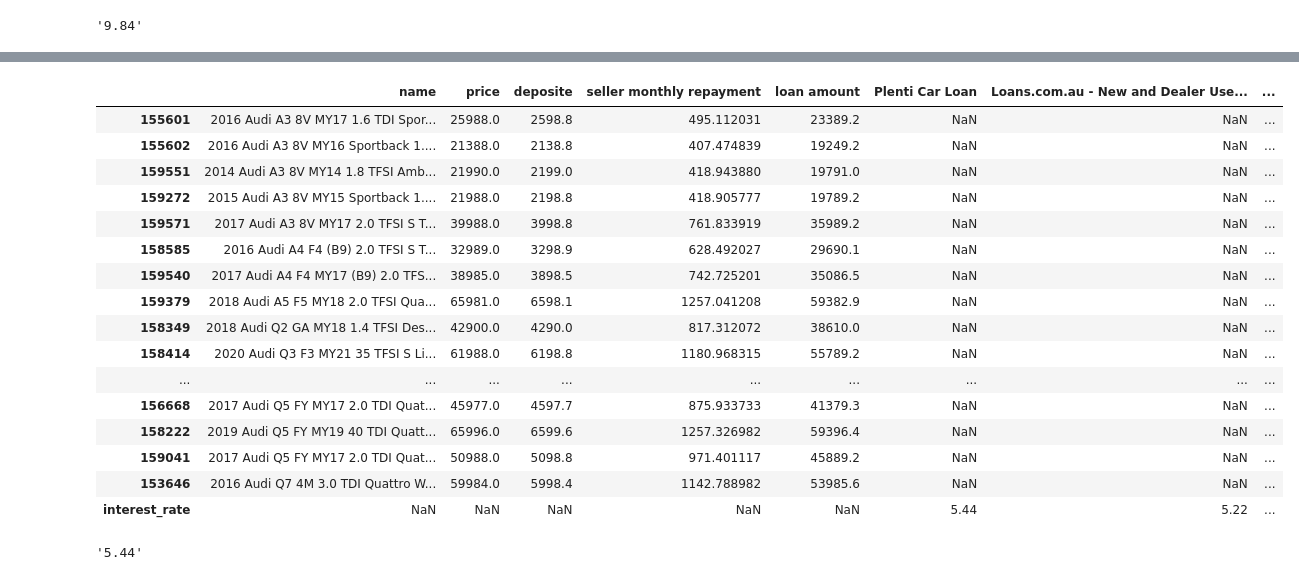
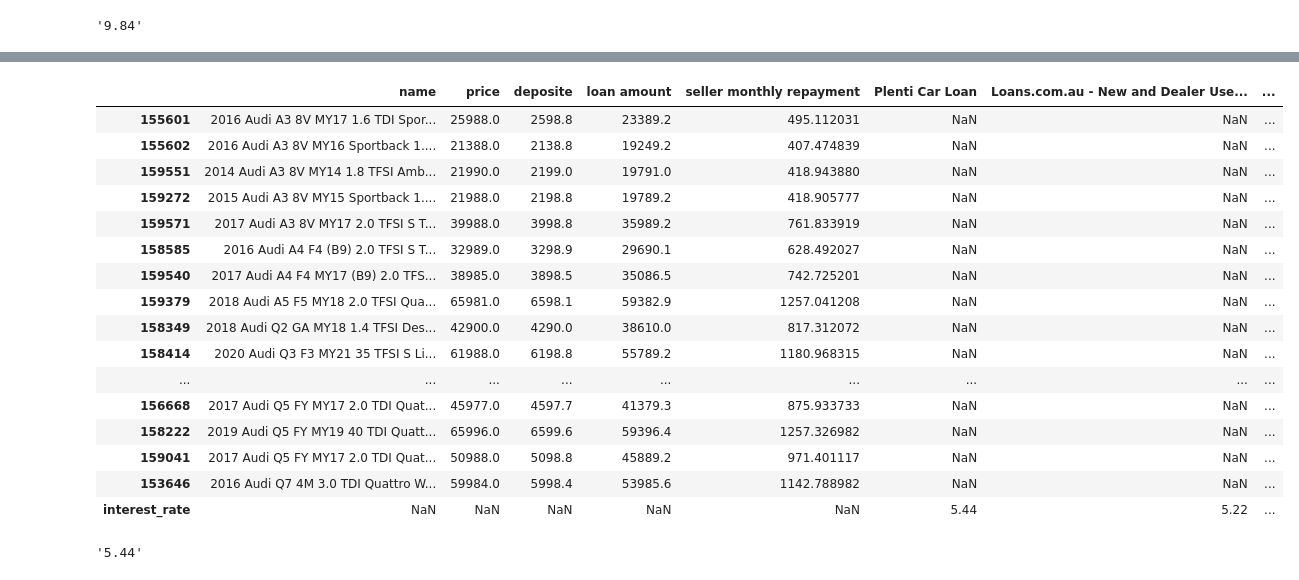
Before and after one commit to foofx88/ETL-Financing-Used-Cars, a Jupyter notebook: scraping.ipynb, the cells around one changed output, grey strips where cells are left out. Saved outputs shown, nothing was run; the diff lists cells and outputs as text; code cells hidden in the pictures.

```diff
--- a/scraping.ipynb
+++ b/scraping.ipynb
@@ -340,4 +360,4 @@ vehicle_df
 # %%
 finance_dict = {'finance_name':finance_name,
                'interest_rate':i_rate}
-finance_df = pd.DataFrame(finance_dict).set_index('finance_name')
+finance_df = pd.DataFrame(finance_dict)
@@ -343,0 +383,6 @@ finance_df = pd.DataFrame(finance_dict).set_index('finance_name')
+# %%
+substring = "New"
+substring_2 = "Used"
+for s in finance_df['finance_name']:
+    if (substring in s) & (not(substring_2 in s)):
+        finance_df = finance_df.drop(index=(finance_df.loc[finance_df['finance_name']== s].index))
@@ -344,3 +404,5 @@ finance_df = pd.DataFrame(finance_dict).set_index('finance_name')
+# %%
+finance_df = finance_df.set_index('finance_name')
 # %%
 finance_df= finance_df.T
 finance_df
@@ -365,23 +412,23 @@ finance_df
 # %%
-combined_df = pd.concat([vehicle_df,finance_df.T], axis=1)
+combined_df = pd.concat([vehicle_df,finance_df], axis=1)
 combined_df
 # %% [output]
-|  | name | price | deposite | seller monthly repayment | loan amount | Plenti Car Loan | Loans.com.au - New and Dealer Use... | ... |
-| 155601 | 2016 Audi A3 8V MY17 1.6 TDI Spor... | 25988.0 | 2598.8 | 495.112031 | 23389.2 | NaN | NaN | ... |
-| 155602 | 2016 Audi A3 8V MY16 Sportback 1.... | 21388.0 | 2138.8 | 407.474839 | 19249.2 | NaN | NaN | ... |
-| 159551 | 2014 Audi A3 8V MY14 1.8 TFSI Amb... | 21990.0 | 2199.0 | 418.943880 | 19791.0 | NaN | NaN | ... |
-| 159272 | 2015 Audi A3 8V MY15 Sportback 1.... | 21988.0 | 2198.8 | 418.905777 | 19789.2 | NaN | NaN | ... |
-| 159571 | 2017 Audi A3 8V MY17 2.0 TFSI S T... | 39988.0 | 3998.8 | 761.833919 | 35989.2 | NaN | NaN | ... |
-| 158585 | 2016 Audi A4 F4 (B9) 2.0 TFSI S T... | 32989.0 | 3298.9 | 628.492027 | 29690.1 | NaN | NaN | ... |
-| 159540 | 2017 Audi A4 F4 MY17 (B9) 2.0 TFS... | 38985.0 | 3898.5 | 742.725201 | 35086.5 | NaN | NaN | ... |
-| 159379 | 2018 Audi A5 F5 MY18 2.0 TFSI Qua... | 65981.0 | 6598.1 | 1257.041208 | 59382.9 | NaN | NaN | ... |
-| 158349 | 2018 Audi Q2 GA MY18 1.4 TFSI Des... | 42900.0 | 4290.0 | 817.312072 | 38610.0 | NaN | NaN | ... |
-| 158414 | 2020 Audi Q3 F3 MY21 35 TFSI S Li... | 61988.0 | 6198.8 | 1180.968315 | 55789.2 | NaN | NaN | ... |
+|  | name | price | deposite | loan amount | seller monthly repayment | Plenti Car Loan | Loans.com.au - New and Dealer Use... | ... |
+| 155601 | 2016 Audi A3 8V MY17 1.6 TDI Spor... | 25988.0 | 2598.8 | 23389.2 | 495.112031 | NaN | NaN | ... |
+| 155602 | 2016 Audi A3 8V MY16 Sportback 1.... | 21388.0 | 2138.8 | 19249.2 | 407.474839 | NaN | NaN | ... |
+| 159551 | 2014 Audi A3 8V MY14 1.8 TFSI Amb... | 21990.0 | 2199.0 | 19791.0 | 418.943880 | NaN | NaN | ... |
+| 159272 | 2015 Audi A3 8V MY15 Sportback 1.... | 21988.0 | 2198.8 | 19789.2 | 418.905777 | NaN | NaN | ... |
+| 159571 | 2017 Audi A3 8V MY17 2.0 TFSI S T... | 39988.0 | 3998.8 | 35989.2 | 761.833919 | NaN | NaN | ... |
+| 158585 | 2016 Audi A4 F4 (B9) 2.0 TFSI S T... | 32989.0 | 3298.9 | 29690.1 | 628.492027 | NaN | NaN | ... |
+| 159540 | 2017 Audi A4 F4 MY17 (B9) 2.0 TFS... | 38985.0 | 3898.5 | 35086.5 | 742.725201 | NaN | NaN | ... |
+| 159379 | 2018 Audi A5 F5 MY18 2.0 TFSI Qua... | 65981.0 | 6598.1 | 59382.9 | 1257.041208 | NaN | NaN | ... |
+| 158349 | 2018 Audi Q2 GA MY18 1.4 TFSI Des... | 42900.0 | 4290.0 | 38610.0 | 817.312072 | NaN | NaN | ... |
+| 158414 | 2020 Audi Q3 F3 MY21 35 TFSI S Li... | 61988.0 | 6198.8 | 55789.2 | 1180.968315 | NaN | NaN | ... |
 | ... | ... | ... | ... | ... | ... | ... | ... | ... |
-| 156668 | 2017 Audi Q5 FY MY17 2.0 TDI Quat... | 45977.0 | 4597.7 | 875.933733 | 41379.3 | NaN | NaN | ... |
-| 158222 | 2019 Audi Q5 FY MY19 40 TDI Quatt... | 65996.0 | 6599.6 | 1257.326982 | 59396.4 | NaN | NaN | ... |
-| 159041 | 2017 Audi Q5 FY MY17 2.0 TDI Quat... | 50988.0 | 5098.8 | 971.401117 | 45889.2 | NaN | NaN | ... |
-| 153646 | 2016 Audi Q7 4M 3.0 TDI Quattro W... | 59984.0 | 5998.4 | 1142.788982 | 53985.6 | NaN | NaN | ... |
+| 156668 | 2017 Audi Q5 FY MY17 2.0 TDI Quat... | 45977.0 | 4597.7 | 41379.3 | 875.933733 | NaN | NaN | ... |
+| 158222 | 2019 Audi Q5 FY MY19 40 TDI Quatt... | 65996.0 | 6599.6 | 59396.4 | 1257.326982 | NaN | NaN | ... |
+| 159041 | 2017 Audi Q5 FY MY17 2.0 TDI Quat... | 50988.0 | 5098.8 | 45889.2 | 971.401117 | NaN | NaN | ... |
+| 153646 | 2016 Audi Q7 4M 3.0 TDI Quattro W... | 59984.0 | 5998.4 | 53985.6 | 1142.788982 | NaN | NaN | ... |
 | interest_rate | NaN | NaN | NaN | NaN | NaN | 5.44 | 5.22 | ... |
 # %%
 combined_df.loc['interest_rate','Plenti Car Loan']
```
Also changed, not shown: parts of 14 cells of this notebook.
